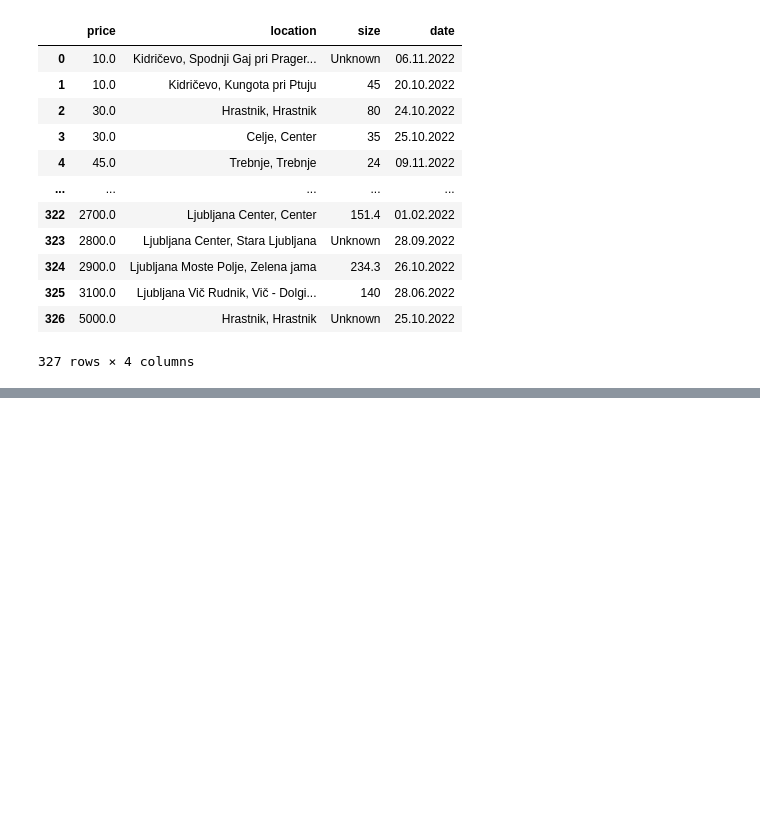
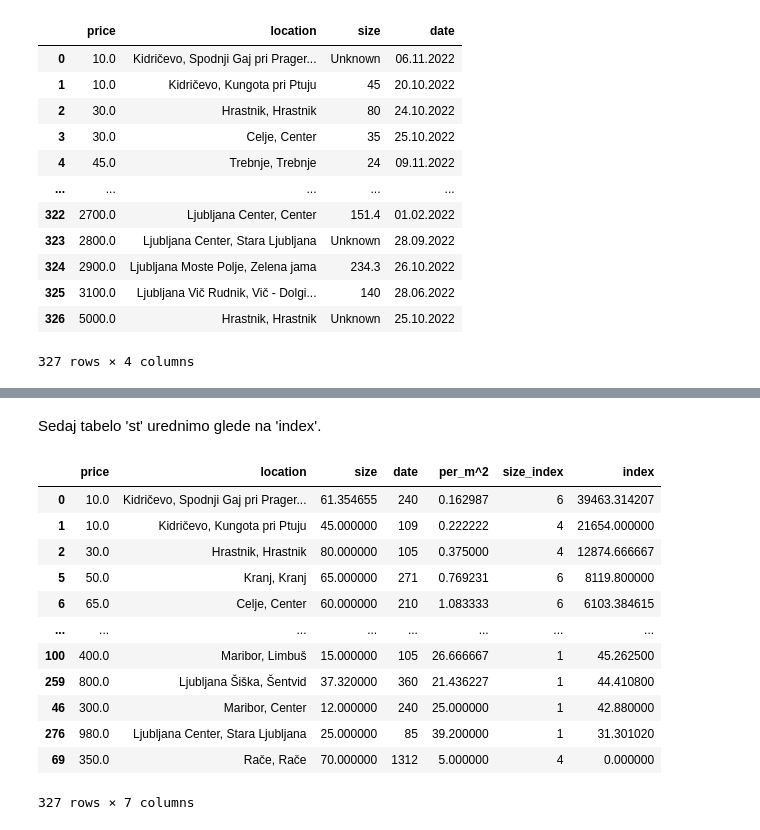
Before and after one commit to MartinZust123/Projektna-naloga---analiza-podatkov, a Jupyter notebook: analiza_podatkov.ipynb, the cells around one changed output, grey strips where cells are left out. Saved outputs shown, nothing was run; the diff lists cells and outputs as text; code cells hidden in the pictures; blank space fills up the shorter version.

```diff
--- a/analiza_podatkov.ipynb
+++ b/analiza_podatkov.ipynb
@@ -161,0 +377,18 @@ st
+# %% [markdown]
+Sedaj tabelo 'st' urednimo glede na 'index'.
+# %%
+st.sort_values('index', ascending=False)
+# %% [output]
+|  | price | location | size | date | per_m^2 | size_index | index |
+| 0 | 10.0 | Kidričevo, Spodnji Gaj pri Prager... | 61.354655 | 240 | 0.162987 | 6 | 39463.314207 |
+| 1 | 10.0 | Kidričevo, Kungota pri Ptuju | 45.000000 | 109 | 0.222222 | 4 | 21654.000000 |
+| 2 | 30.0 | Hrastnik, Hrastnik | 80.000000 | 105 | 0.375000 | 4 | 12874.666667 |
+| 5 | 50.0 | Kranj, Kranj | 65.000000 | 271 | 0.769231 | 6 | 8119.800000 |
+| 6 | 65.0 | Celje, Center | 60.000000 | 210 | 1.083333 | 6 | 6103.384615 |
+| ... | ... | ... | ... | ... | ... | ... | ... |
+| 100 | 400.0 | Maribor, Limbuš | 15.000000 | 105 | 26.666667 | 1 | 45.262500 |
+| 259 | 800.0 | Ljubljana Šiška, Šentvid | 37.320000 | 360 | 21.436227 | 1 | 44.410800 |
+| 46 | 300.0 | Maribor, Center | 12.000000 | 240 | 25.000000 | 1 | 42.880000 |
+| 276 | 980.0 | Ljubljana Center, Stara Ljubljana | 25.000000 | 85 | 39.200000 | 1 | 31.301020 |
+| 69 | 350.0 | Rače, Rače | 70.000000 | 1312 | 5.000000 | 4 | 0.000000 |
+327 rows × 7 columns
```
Also changed, not shown: parts of 52 cells of this notebook.
